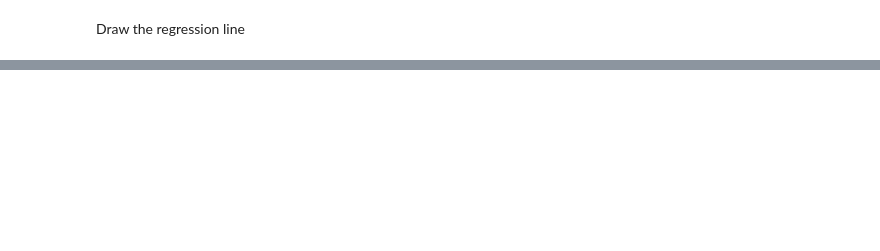
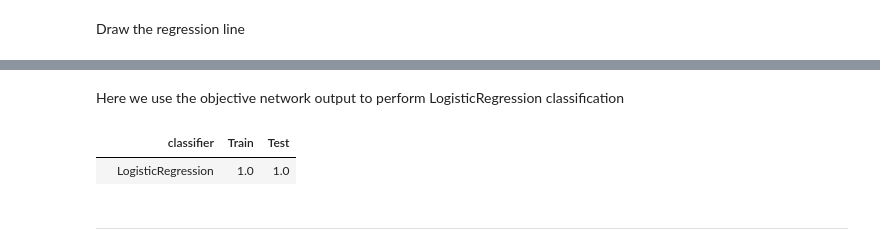
Before and after one commit to endsley/wuML, a Jupyter notebook: examples/NeuralNet/ipynb/load_use_network.ipynb, the cells around one changed output, grey strips where cells are left out. Cells and saved outputs as stored; diff of their text form; code cells hidden in the pictures; blank space fills up the shorter version.

```diff
--- a/examples/NeuralNet/ipynb/load_use_network.ipynb
+++ b/examples/NeuralNet/ipynb/load_use_network.ipynb
@@ -67,0 +92,3 @@ lp = wplotlib.lines(newX, Ŷline, title_font=11, title='Fitting from stored netw
+# %%
+net = wuml.load_torch_network('./ComplexNet.pk')
+[labels, ŷᵦ] = net(data)
@@ -67,0 +151,7 @@ lp = wplotlib.lines(newX, Ŷline, title_font=11, title='Fitting from stored netw
+# %%
+data = wuml.wData(xpath='../../data/wine.csv', ypath='../../data/wine_label.csv',
+					preprocess_data='center and scale', batch_size=128, label_type='discrete')
+# %%
+AE = wuml.load_torch_network('./autoencoder.pk')
+#	This is the objective network output
+ẙ = AE.objective_network(data)
@@ -67,0 +170,10 @@ lp = wplotlib.lines(newX, Ŷline, title_font=11, title='Fitting from stored netw
+# %% [markdown]
+Here we use the objective network output to perform LogisticRegression classification
+# %%
+cf = wuml.classification(ẙ, classifier='LogisticRegression')
+wuml.jupyter_print(cf.result_summary(print_out=False))
+# %% [output]
+|  | classifier | Train | Test |
+|  | LogisticRegression | 1.0 | 1.0 |
+# %% [markdown]
+   ---------------------------------------------------------
```
Also changed, not shown: parts of 11 cells of this notebook, 18 other files.
